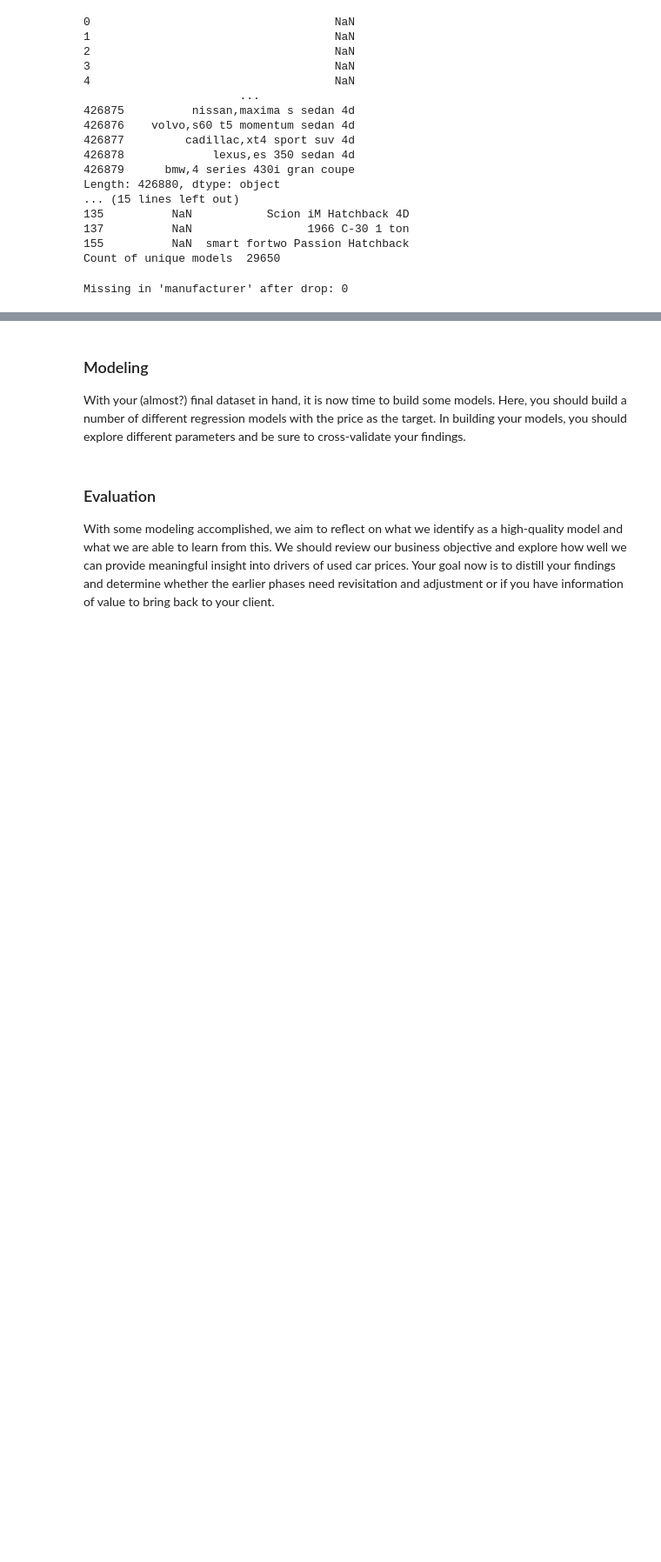
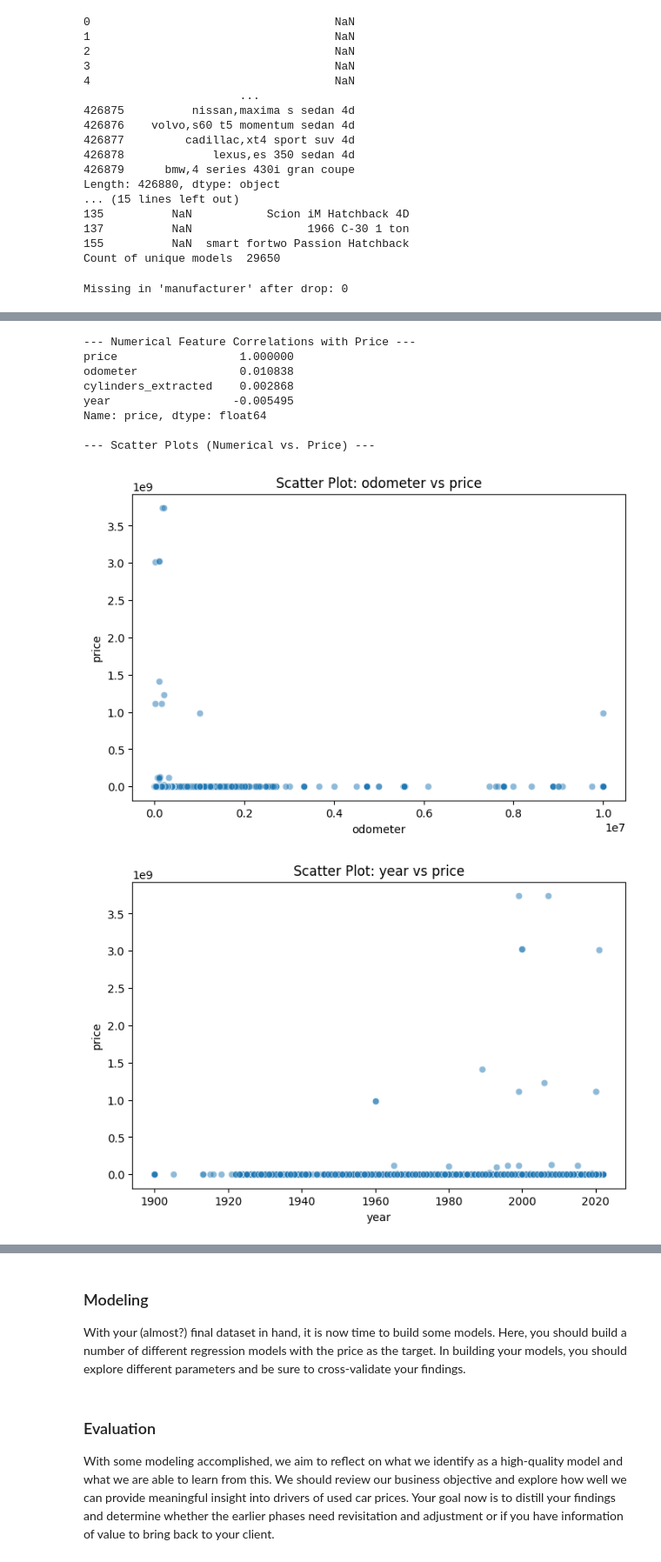
Before and after one commit to rbhat/practical_application_II_starter, a Jupyter notebook: prompt_II.ipynb, the cells around one changed output, grey strips where cells are left out. Shown: that part at 87% size. Saved outputs shown, nothing was run; the diff lists cells and outputs as text; code cells hidden in the pictures; blank space fills up the shorter version.

Commit message:
more cleanup, numerical and categrical analysis via scatterplots,  iqr and remove outliers

```diff
--- a/prompt_II.ipynb
+++ b/prompt_II.ipynb
@@ -298,14 +298,13 @@ print("drive unique values: "+ str(df['drive'].unique()))
 df['drive'] = df['drive'].fillna('unknown')
 
 #region
-print("region unique values: "+ str(df['region'].unique()))
+print("region unique values: "+ str(len(df['region'].unique())) + ", nan count:"+ str(df['region'].isna().sum()))
 df['region'] = df['region'].fillna('unknown')
 
-#remove outliers with IQR for numerical columns: price, odometer (cylinders - what would be outliers here?)
 
-# there are multiple columns that are non-numeric and could be relevant, # region, manufacturer, model, condition
-
-#check corr
+#region
+print("title_status unique values: "+ str(len(df['title_status'].unique())) + ", nan count:"+ str(df['title_status'].isna().sum()))
+df['title_status'] = df['title_status'].fillna('unknown')
 # %% [output]
 Index(['region', 'price', 'year', 'manufacturer', 'condition', 'fuel',
        'odometer', 'title_status', 'transmission', 'drive', 'type',
@@ -332,0 +355,11 @@ array([nan, 'white', 'blue', 'red', 'black', 'silver', 'grey', 'brown',
+# %%
+# lets check the numerical columns
+#year
+print("Unknown years: "+str((df['year']=='unknown').sum()+df['year'].isna().sum())) # there are 6 records with unknown years.
+# substitute for mode
+df['year']=df['year'].fillna(df['year'].mode()[0])
+
+#odometer
+print("Unknown odometer: "+str(df['odometer'].isna().sum())) # there are 4151 rows with nan odometer values. Its a fraction of the dataset and one of the most important features.
+# drop the rows
+df = df.dropna(subset=['odometer'])
@@ -332,0 +430,47 @@ array([nan, 'white', 'blue', 'red', 'black', 'silver', 'grey', 'brown',
+# %%
+# lets do some uni and multivariate analysis and as part of it, lets see how outliers affect price
+
+import seaborn as sns
+import matplotlib.pyplot as plt
+
+
+target_col = 'price'
+numerical_cols = ['odometer', 'year', 'cylinders_extracted']
+categorical_cols = ['region', 'manufacturer', 'condition', 'fuel',  'title_status', 'transmission', 'drive', 'type', 'paint_color', 'state']
+# Ensure all columns (except price) are in either numerical_cols or categorical_cols
+feature_cols = numerical_cols + categorical_cols
+
+print("--- Numerical Feature Correlations with Price ---")
+# Ensure 'price' is also numeric
+numeric_data_for_corr = df[numerical_cols + [target_col]]
+correlation_matrix = numeric_data_for_corr.corr()
+print(correlation_matrix[target_col].sort_values(ascending=False))
+
+# Visualize with scatter plots
+print("\n--- Scatter Plots (Numerical vs. Price) ---")
+for col in numerical_cols:
+    plt.figure(figsize=(8, 5))
+    sns.scatterplot(data=df, x=col, y=target_col, alpha=0.5) # Use alpha for large datasets
+    plt.title(f'Scatter Plot: {col} vs {target_col}')
+    plt.show()
+
+#remove outliers with IQR for numerical columns: year, price, odometer (cylinders - what would be outliers here?)
+
+
+
+
+
+# there are multiple columns that are non-numeric and could be relevant, # region, manufacturer, model, condition, lets ohe them
+
+#check corr
+# %% [output]
+--- Numerical Feature Correlations with Price ---
+price                  1.000000
+odometer               0.010838
+cylinders_extracted    0.002868
+year                  -0.005495
+Name: price, dtype: float64
+
+--- Scatter Plots (Numerical vs. Price) ---
+[figure, added]
+[figure, added]
```
Also changed, not shown: parts of 10 cells of this notebook, 1 other file.
